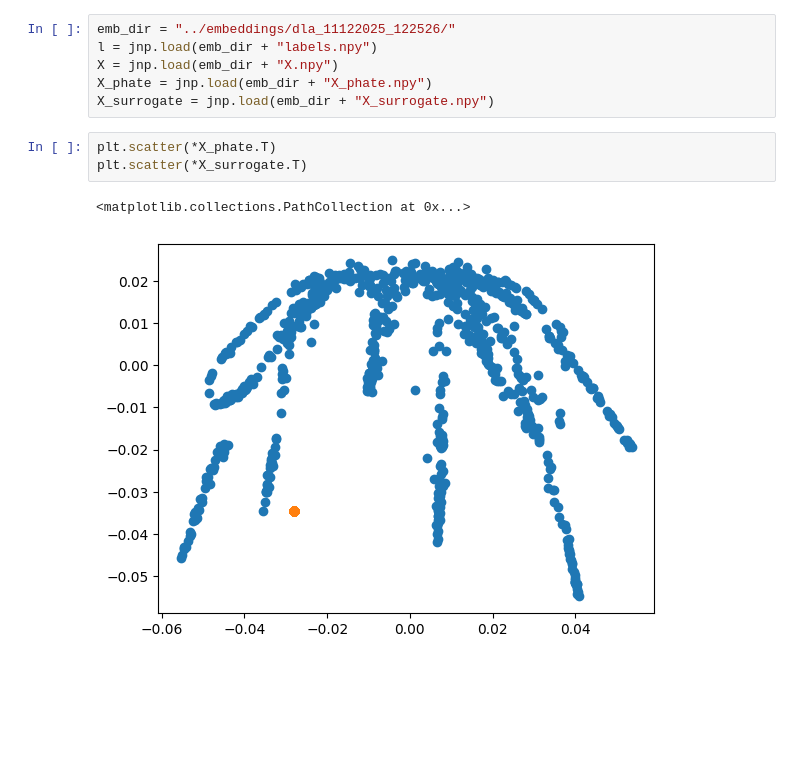
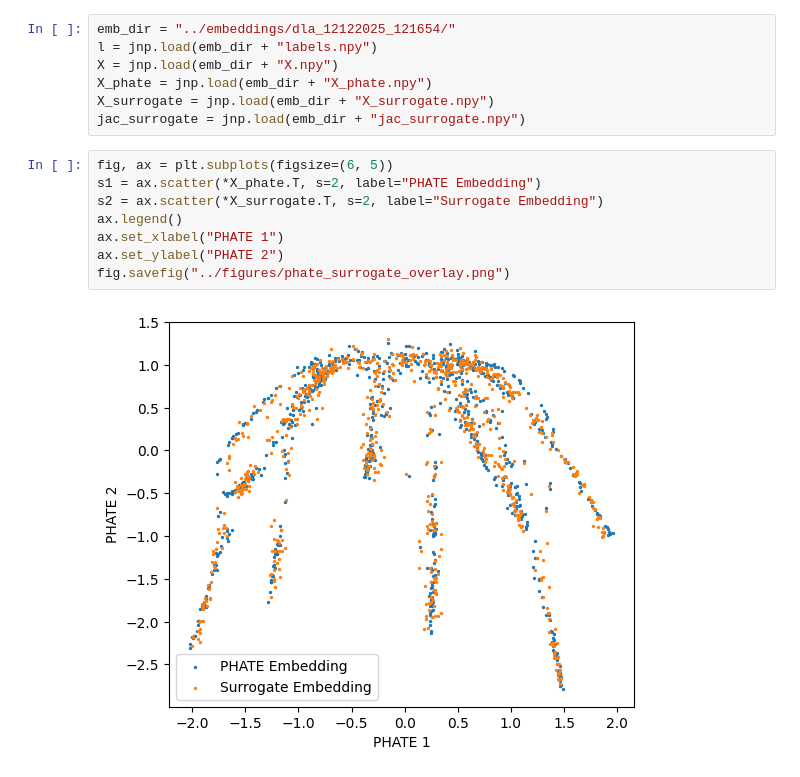
Before and after one commit to theo-long/uPHATE, a Jupyter notebook: notebooks/nn_surrogate.ipynb, the cells around one changed output. Cells and saved outputs as stored; diff of their text form; blank space fills up the shorter version.

Commit message:
wip surrogate plots

```diff
--- a/notebooks/nn_surrogate.ipynb
+++ b/notebooks/nn_surrogate.ipynb
@@ -68,12 +11,17 @@ plt.scatter(*model(X).T, s=0.1)
 # %%
-emb_dir = "../embeddings/dla_11122025_122526/"
+emb_dir = "../embeddings/dla_12122025_121654/"
 l = jnp.load(emb_dir + "labels.npy")
 X = jnp.load(emb_dir + "X.npy")
 X_phate = jnp.load(emb_dir + "X_phate.npy")
 X_surrogate = jnp.load(emb_dir + "X_surrogate.npy")
+jac_surrogate = jnp.load(emb_dir + "jac_surrogate.npy")
 # %%
-plt.scatter(*X_phate.T)
-plt.scatter(*X_surrogate.T)
+fig, ax = plt.subplots(figsize=(6, 5))
+s1 = ax.scatter(*X_phate.T, s=2, label="PHATE Embedding")
+s2 = ax.scatter(*X_surrogate.T, s=2, label="Surrogate Embedding")
+ax.legend()
+ax.set_xlabel("PHATE 1")
+ax.set_ylabel("PHATE 2")
+fig.savefig("../figures/phate_surrogate_overlay.png")
 # %% [output]
-<matplotlib.collections.PathCollection at 0x...>
-[figure, old version]
+[figure, new version]
```
Also changed, not shown: parts of 6 cells of this notebook, 3 other files.
